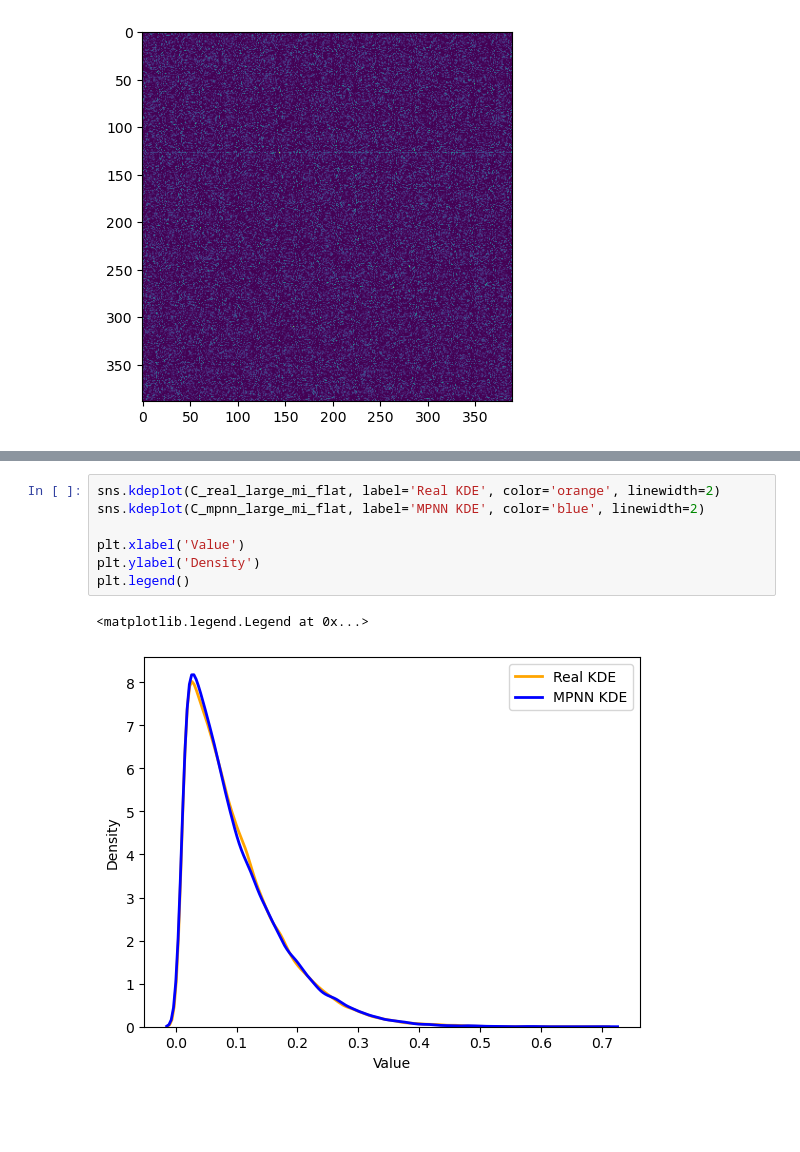
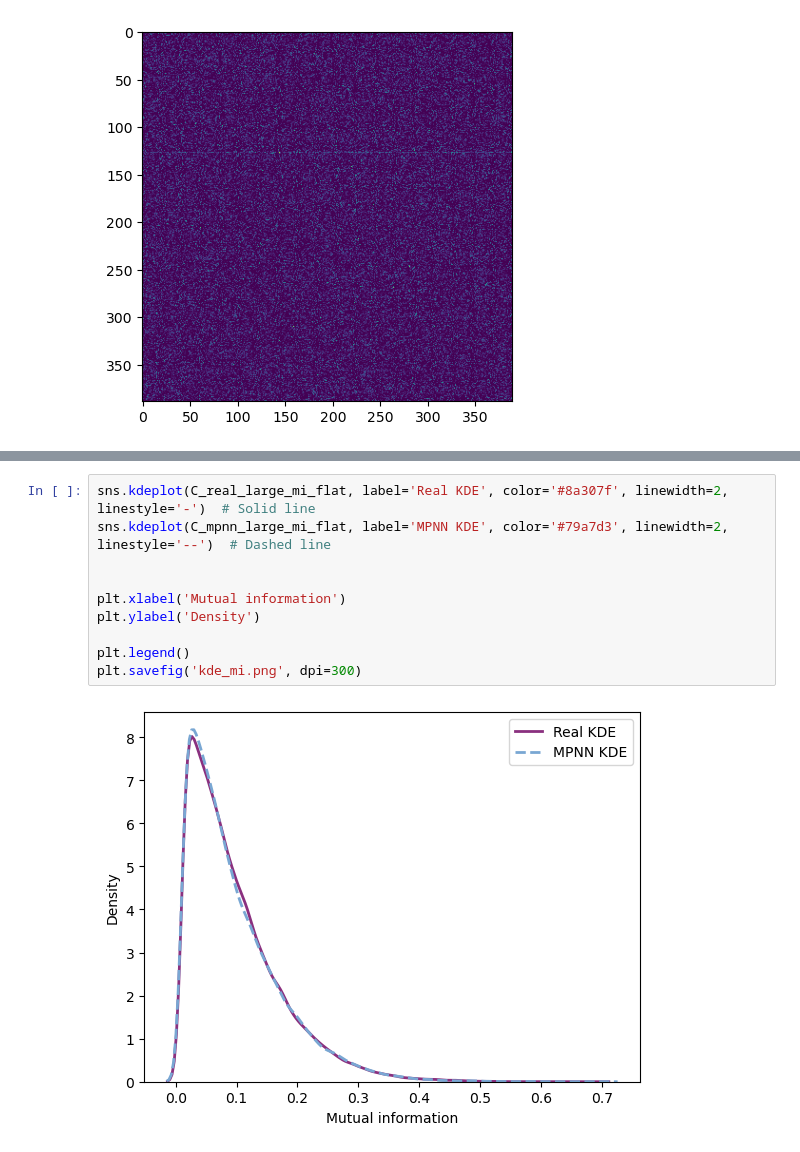
Before and after one commit to zifangu/lithiumized-fish, a Jupyter notebook: project_checkin2.ipynb, the cells around one changed output, grey strips where cells are left out. Cells and saved outputs as stored; diff of their text form; blank space fills up the shorter version.

```diff
--- a/project_checkin2.ipynb
+++ b/project_checkin2.ipynb
@@ -439,10 +459,12 @@ flat matrix shape: (83968,)
 # %%
-sns.kdeplot(C_real_large_mi_flat, label='Real KDE', color='orange', linewidth=2)
-sns.kdeplot(C_mpnn_large_mi_flat, label='MPNN KDE', color='blue', linewidth=2)
+sns.kdeplot(C_real_large_mi_flat, label='Real KDE', color='#8a307f', linewidth=2, linestyle='-')  # Solid line
+sns.kdeplot(C_mpnn_large_mi_flat, label='MPNN KDE', color='#79a7d3', linewidth=2, linestyle='--')  # Dashed line
 
-plt.xlabel('Value')
+
+plt.xlabel('Mutual information')
 plt.ylabel('Density')
+
 plt.legend()
+plt.savefig('kde_mi.png', dpi=300)
 # %% [output]
-<matplotlib.legend.Legend at 0x...>
-[figure, old version]
+[figure, new version]
```
Also changed, not shown: parts of 10 cells of this notebook, 15 other files.
